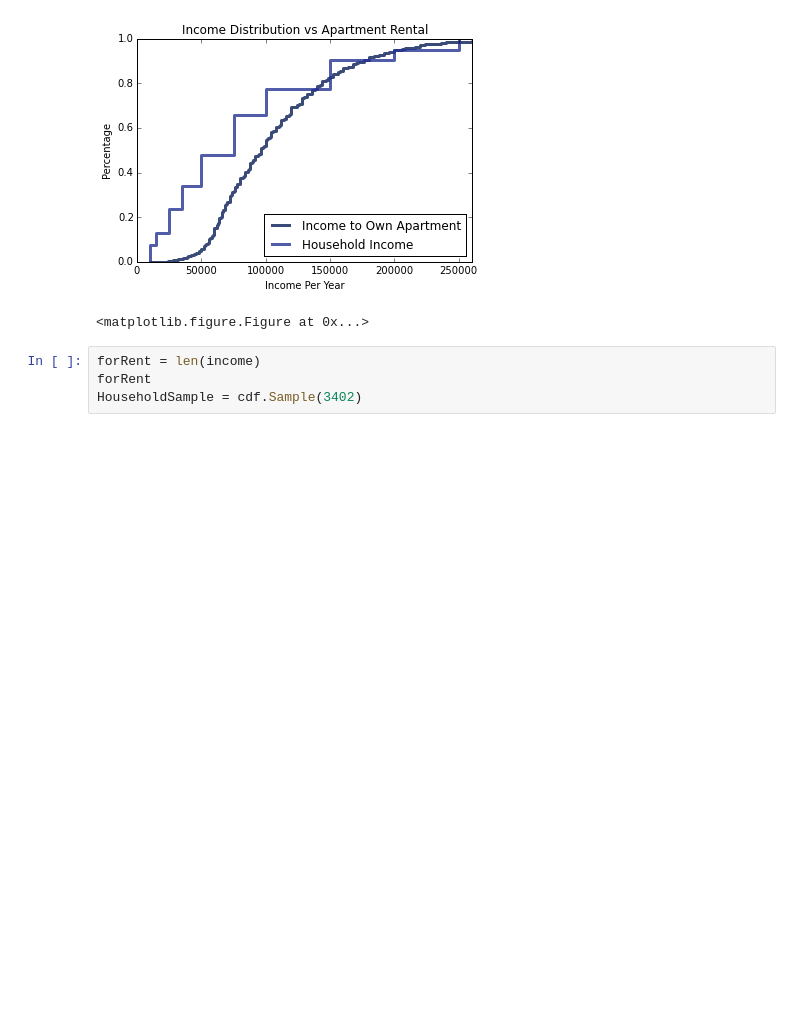
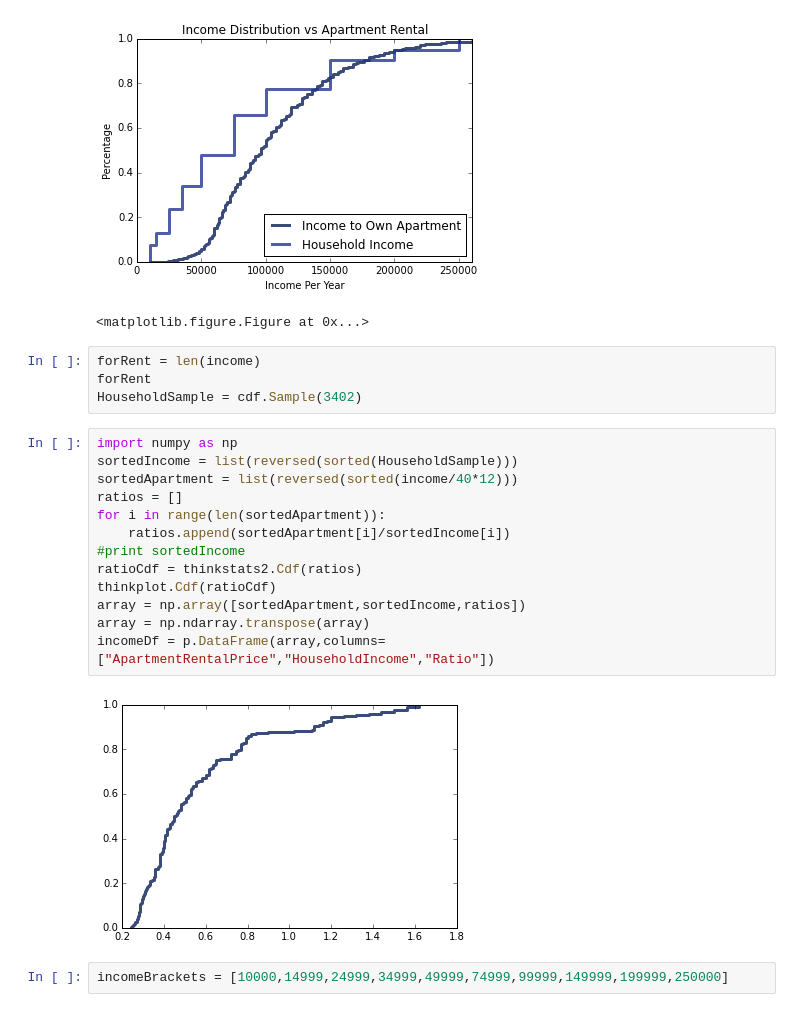
Before and after one commit to cwallac/DataScience, a Jupyter notebook: ApartmentRentalPrice.ipynb, the cells around one changed output. Saved outputs shown, nothing was run; the diff lists cells and outputs as text; blank space fills up the shorter version.

Commit message:
DId more work on price rental things

```diff
--- a/ApartmentRentalPrice.ipynb
+++ b/ApartmentRentalPrice.ipynb
@@ -28,3 +28,20 @@ thinkplot.show()
 forRent = len(income)
 forRent
 HouseholdSample = cdf.Sample(3402)
+# %%
+import numpy as np
+sortedIncome = list(reversed(sorted(HouseholdSample)))
+sortedApartment = list(reversed(sorted(income/40*12)))
+ratios = []
+for i in range(len(sortedApartment)):
+    ratios.append(sortedApartment[i]/sortedIncome[i])
+#print sortedIncome
+ratioCdf = thinkstats2.Cdf(ratios)
+thinkplot.Cdf(ratioCdf)
+array = np.array([sortedApartment,sortedIncome,ratios])
+array = np.ndarray.transpose(array)
+incomeDf = p.DataFrame(array,columns=["ApartmentRentalPrice","HouseholdIncome","Ratio"])
+# %% [output]
+[figure, added]
+# %%
+incomeBrackets = [10000,14999,24999,34999,49999,74999,99999,149999,199999,250000]
```
Also changed, not shown: parts of 2 cells of this notebook.
